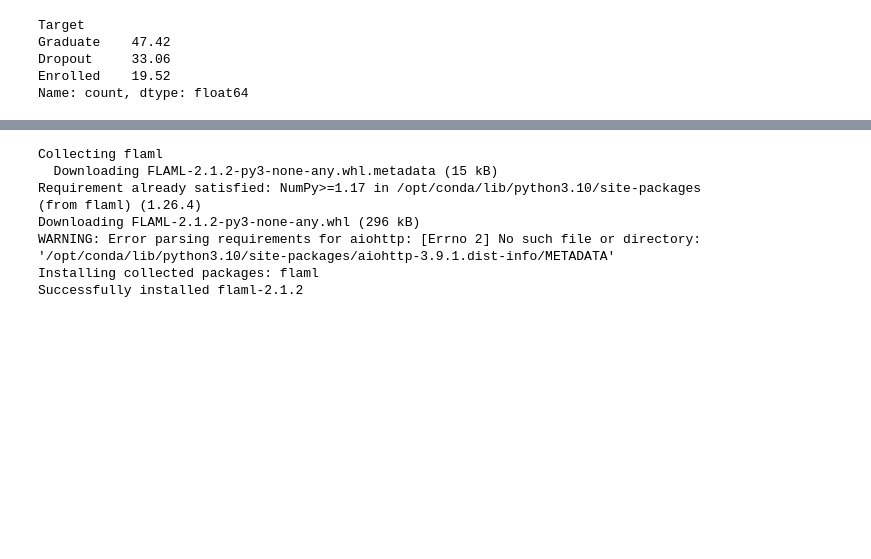
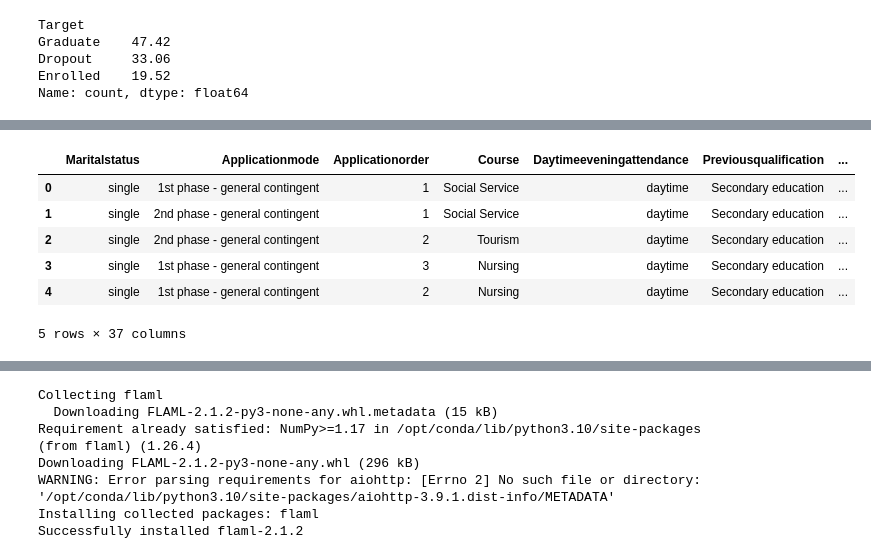
Before and after one commit to GDGauravDutta/Analysis, a Jupyter notebook: pss4e6-flaml-accuracy.ipynb, the cells around one changed output, grey strips where cells are left out. Cells and saved outputs as stored; diff of their text form; code cells hidden in the pictures; blank space fills up the shorter version.

```diff
--- a/pss4e6-flaml-accuracy.ipynb
+++ b/pss4e6-flaml-accuracy.ipynb
@@ -2002,4 +73,0 @@ Name: count, dtype: int64
-# %%
-train["Mother's qualification"]=train["Mother's qualification"].replace({'2nd cycle of the general high school course':np.NaN
-                                        })
-train.info()
@@ -2086,7 +73,0 @@ list(set(train["Father's qualification"].unique().tolist())^set(test["Father's q
-# %%
-train["Father's qualification"]=train["Father's qualification"].replace({21:np.NaN,
-                                         7:np.NaN,
-                                        23:np.NaN,
-                                        15:np.NaN,
-                                                                        24:np.NaN})
-train.info()
@@ -2156,4 +73,0 @@ train[train["Father's qualification"]=='Higher Education - Doctorate (3rd cycle)
-# %%
-train["Father's qualification"]=train["Father's qualification"].replace({'Higher Education - Doctorate (3rd cycle)':np.NaN,
- 'Complementary High School Course':np.NaN})
-train.info()
@@ -2218,5 +73,0 @@ Name: count, dtype: int64
-# %%
-train["Father's qualification"]=train["Father's qualification"].replace({'Supplementary Accounting and Administration':np.NaN,
-                                                                         'General Course of Administration and Commerce' :np.NaN,
-                                                                         'Complementary High School Course - not concluded' :np.NaN})
-train.info()
@@ -2363,0 +94,12 @@ train[train.isnull().any(axis=1)].head()
+# %%
+import re
+train = train.rename(columns = lambda x:re.sub('[^A-Za-z0-9_]+', '', x))
+train.head()
+# %% [output]
+|  | Maritalstatus | Applicationmode | Applicationorder | Course | Daytimeeveningattendance | Previousqualification | ... |
+| 0 | single | 1st phase - general contingent | 1 | Social Service | daytime | Secondary education | ... |
+| 1 | single | 2nd phase - general contingent | 1 | Social Service | daytime | Secondary education | ... |
+| 2 | single | 2nd phase - general contingent | 2 | Tourism | daytime | Secondary education | ... |
+| 3 | single | 1st phase - general contingent | 3 | Nursing | daytime | Secondary education | ... |
+| 4 | single | 1st phase - general contingent | 2 | Nursing | daytime | Secondary education | ... |
+5 rows × 37 columns
```
Also changed, not shown: parts of 151 cells of this notebook.
